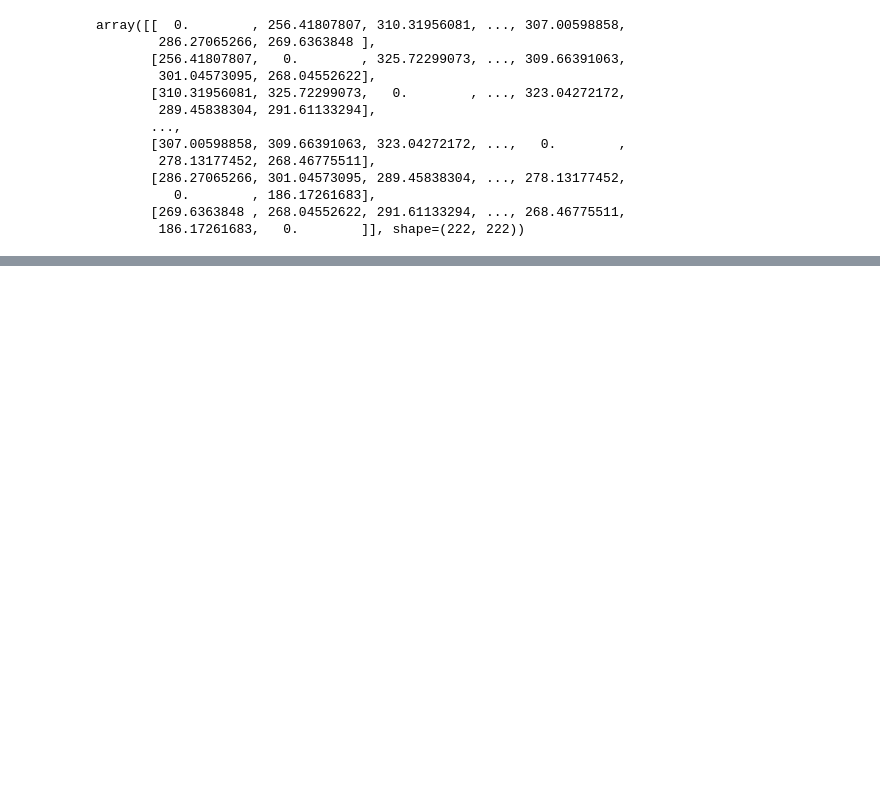
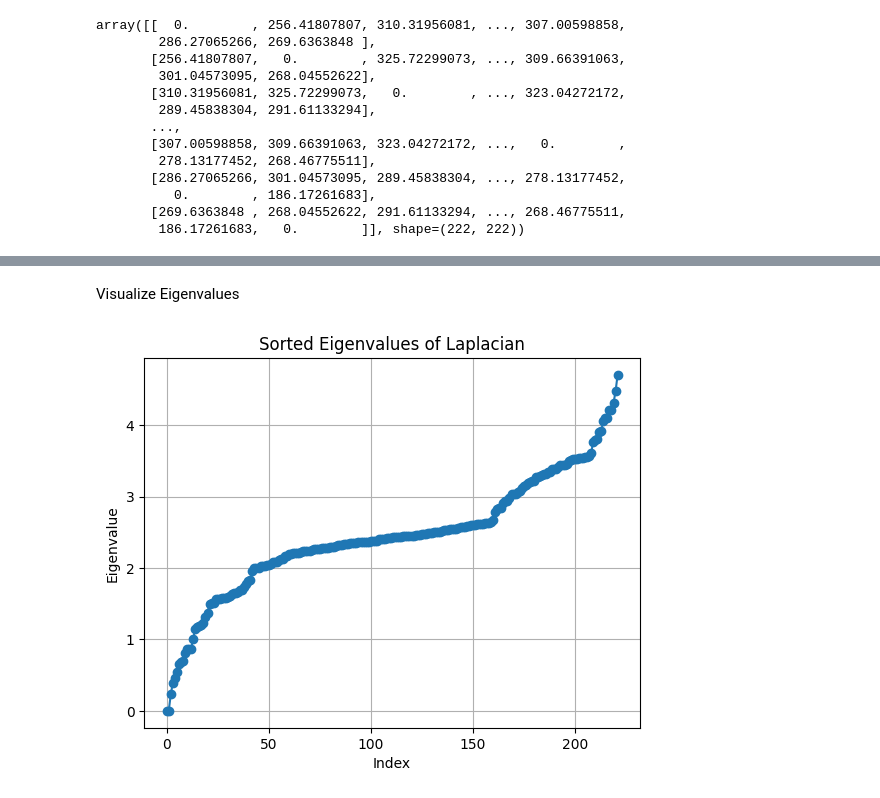
Before and after one commit to Benny0w0Liu/Data_Mining_113-2, a Jupyter notebook: Data_Mining_Final/clustering/Spectral.ipynb, the cells around one changed output, grey strips where cells are left out. Saved outputs shown, nothing was run; the diff lists cells and outputs as text; code cells hidden in the pictures; blank space fills up the shorter version.

```diff
--- a/Data_Mining_Final/clustering/Spectral.ipynb
+++ b/Data_Mining_Final/clustering/Spectral.ipynb
@@ -84,0 +75,12 @@ U = U / norm
+# %% [markdown]
+Visualize Eigenvalues
+# %%
+plt.figure()
+plt.plot(np.sort(eigenvalues), marker='o')
+plt.title("Sorted Eigenvalues of Laplacian")
+plt.xlabel("Index")
+plt.ylabel("Eigenvalue")
+plt.grid(True)
+plt.show()
+# %% [output]
+[figure, added]
```
Also changed, not shown: parts of 17 cells of this notebook, 2 other files.
